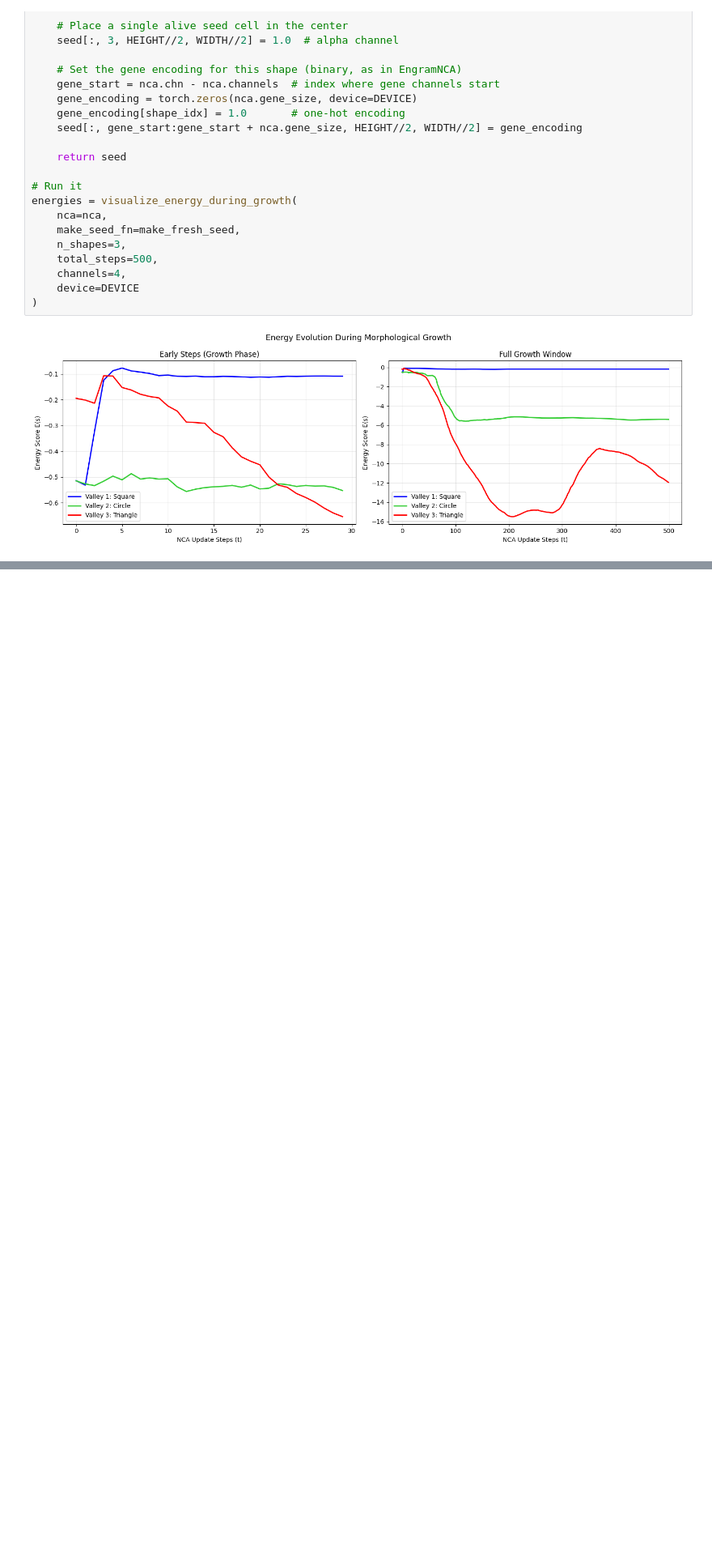
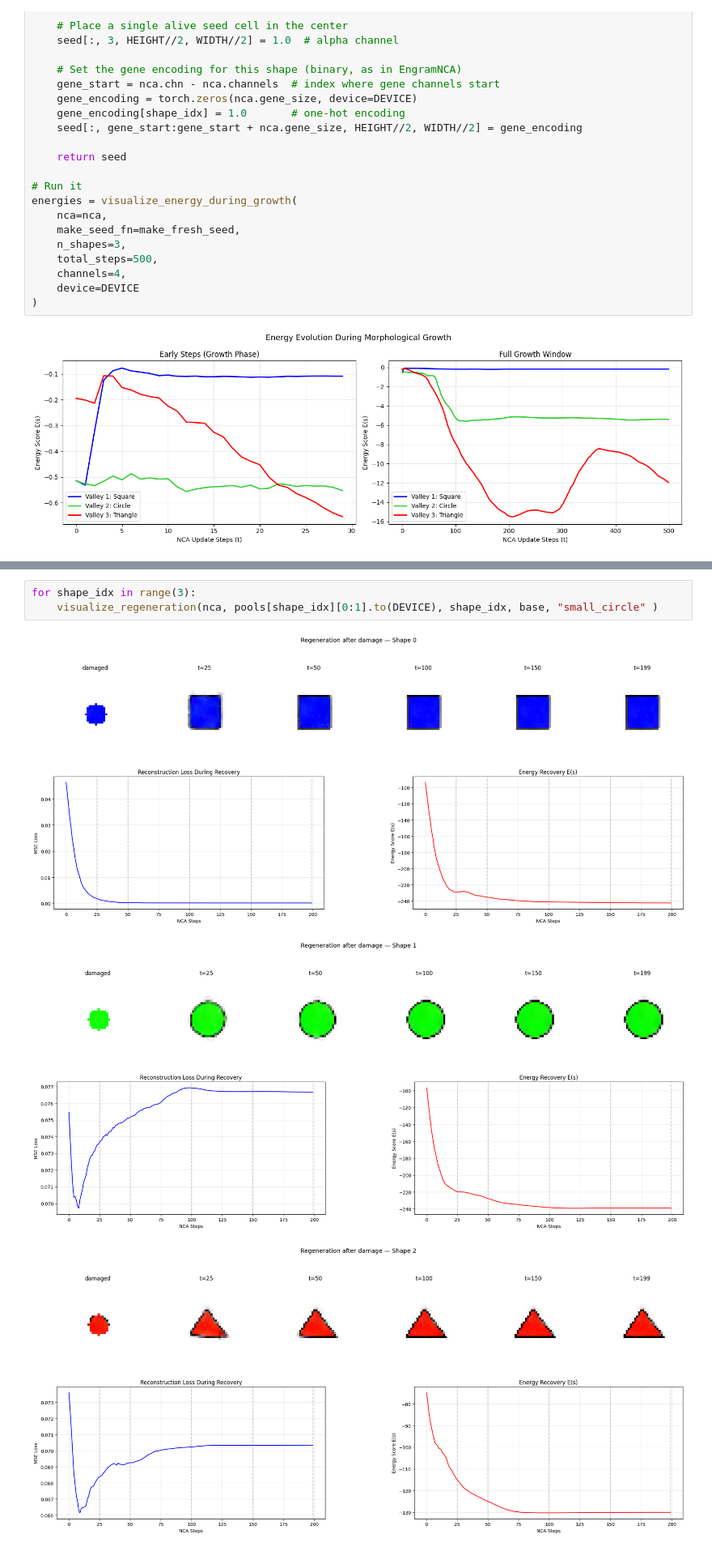
Before and after one commit to lshofsl/Advanced-topics-in-PoD-project-, a Jupyter notebook: EBM_NCA.ipynb, the cells around one changed output, grey strips where cells are left out. Shown at 81% size. Saved outputs shown, nothing was run; the diff lists cells and outputs as text; blank space fills up the shorter version.

```diff
--- a/EBM_NCA.ipynb
+++ b/EBM_NCA.ipynb
@@ -390,0 +513,7 @@ energies = visualize_energy_during_growth(
+# %%
+for shape_idx in range(3):
+    visualize_regeneration(nca, pools[shape_idx][0:1].to(DEVICE), shape_idx, base, "small_circle" )
+# %% [output]
+[figure, added]
+[figure, added]
+[figure, added]
```
Also changed, not shown: parts of 6 cells of this notebook.
